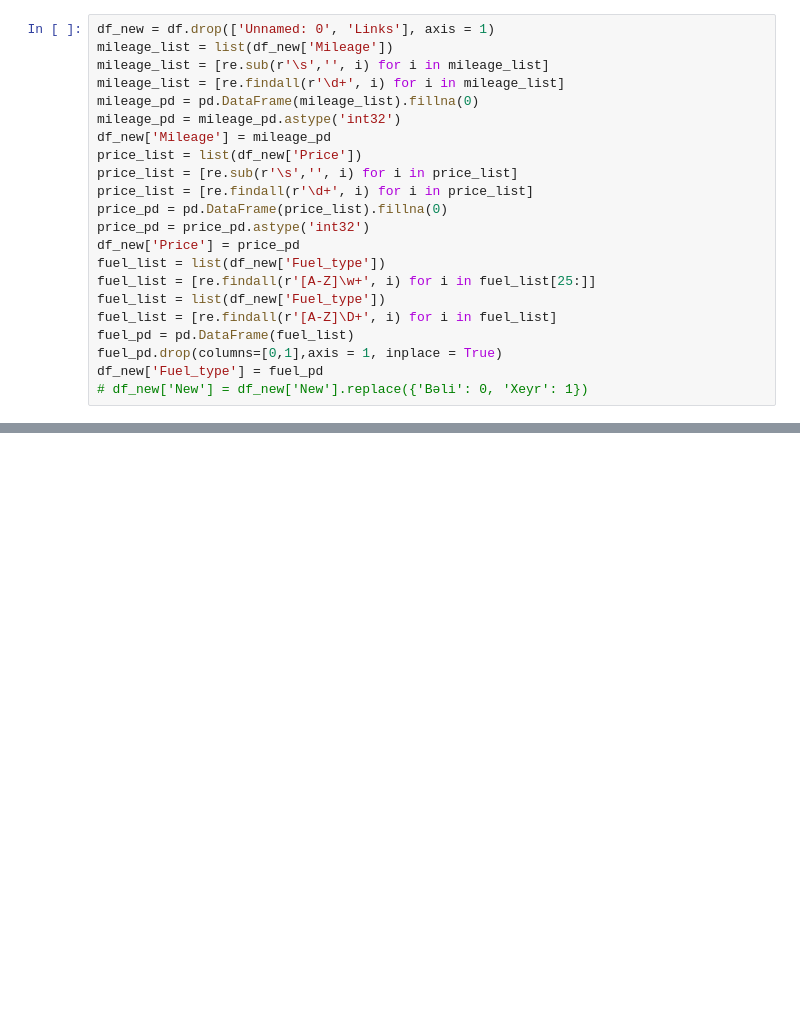
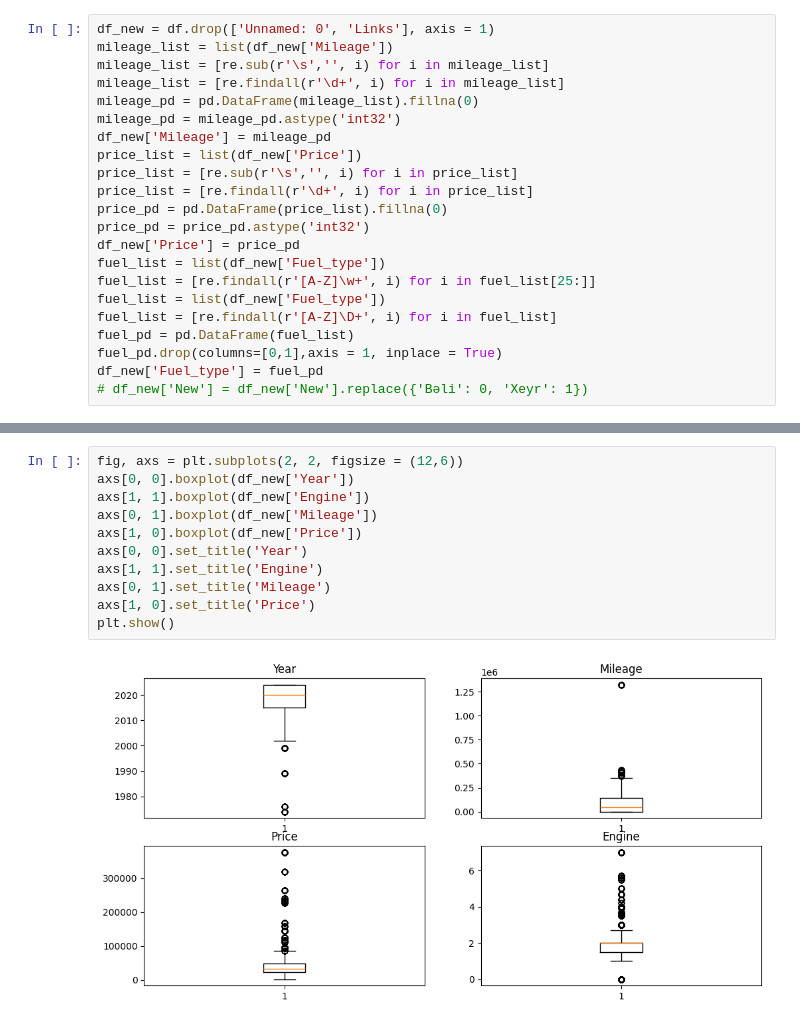
Before and after one commit to MehtiyevaNarmina/car_prediction, a Jupyter notebook: Main.ipynb, the cells around one changed output, grey strips where cells are left out. Saved outputs shown, nothing was run; the diff lists cells and outputs as text; blank space fills up the shorter version.

```diff
--- a/Main.ipynb
+++ b/Main.ipynb
@@ -69,0 +92,13 @@ sns.boxplot(df)
+# %%
+fig, axs = plt.subplots(2, 2, figsize = (12,6))
+axs[0, 0].boxplot(df_new['Year'])
+axs[1, 1].boxplot(df_new['Engine'])
+axs[0, 1].boxplot(df_new['Mileage'])
+axs[1, 0].boxplot(df_new['Price'])
+axs[0, 0].set_title('Year')
+axs[1, 1].set_title('Engine')
+axs[0, 1].set_title('Mileage')
+axs[1, 0].set_title('Price')
+plt.show()
+# %% [output]
+[figure, added]
```
Also changed, not shown: parts of 24 cells of this notebook, 1 other file.
